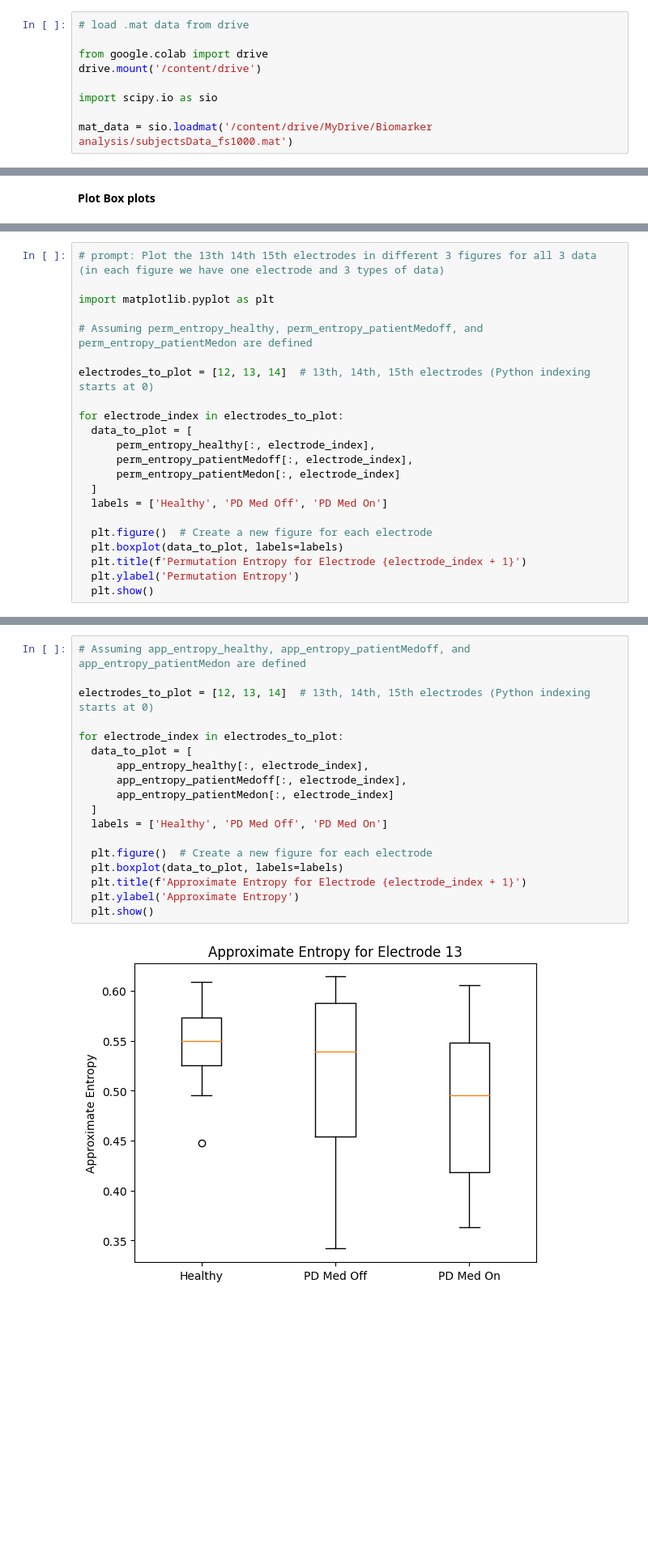
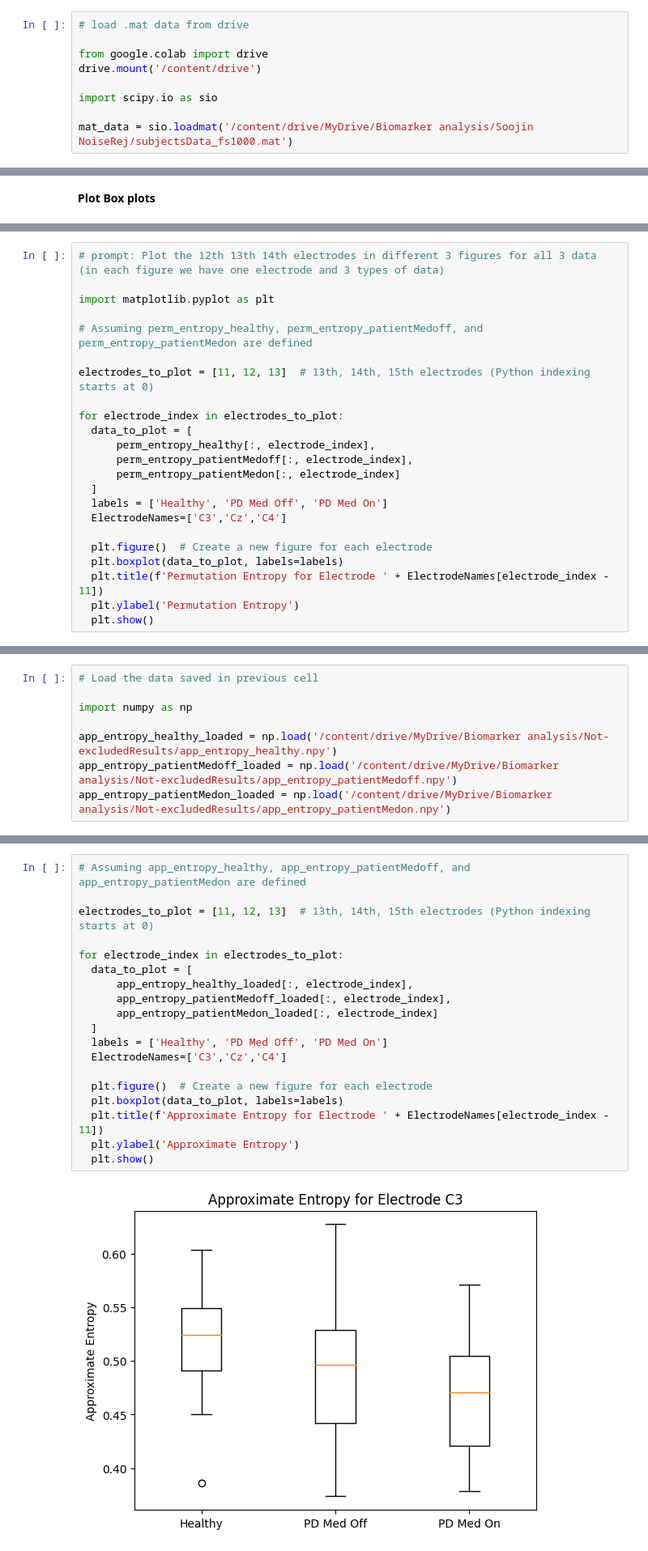
Before and after one commit to faramh/Biomarker-analysis-for-Parkinson-s-disease, a Jupyter notebook: Entropy_Analysis.ipynb, the cells around one changed output, grey strips where cells are left out. Shown at 81% size. Cells and saved outputs as stored; diff of their text form; blank space fills up the shorter version.

```diff
--- a/Entropy_Analysis.ipynb
+++ b/Entropy_Analysis.ipynb
@@ -744,7 +750,7 @@ drive.mount('/content/drive')
 
 import scipy.io as sio
 
-mat_data = sio.loadmat('/content/drive/MyDrive/Biomarker analysis/subjectsData_fs1000.mat')
+mat_data = sio.loadmat('/content/drive/MyDrive/Biomarker analysis/Soojin NoiseRej/subjectsData_fs1000.mat')
 # %% [output]
 Mounted at /content/drive
 # %%
@@ -912,13 +918,13 @@ plt.show()
 [figure]
 [figure]
 # %%
-# prompt: Plot the 13th 14th 15th electrodes in different 3 figures for all 3 data (in each figure we have one electrode and 3 types of data)
+# prompt: Plot the 12th 13th 14th electrodes in different 3 figures for all 3 data (in each figure we have one electrode and 3 types of data)
 
 import matplotlib.pyplot as plt
 
 # Assuming perm_entropy_healthy, perm_entropy_patientMedoff, and perm_entropy_patientMedon are defined
 
-electrodes_to_plot = [12, 13, 14]  # 13th, 14th, 15th electrodes (Python indexing starts at 0)
+electrodes_to_plot = [11, 12, 13]  # 13th, 14th, 15th electrodes (Python indexing starts at 0)
 
 for electrode_index in electrodes_to_plot:
   data_to_plot = [
@@ -927,10 +933,11 @@ for electrode_index in electrodes_to_plot:
       perm_entropy_patientMedon[:, electrode_index]
   ]
   labels = ['Healthy', 'PD Med Off', 'PD Med On']
+  ElectrodeNames=['C3','Cz','C4']
 
   plt.figure()  # Create a new figure for each electrode
   plt.boxplot(data_to_plot, labels=labels)
-  plt.title(f'Permutation Entropy for Electrode {electrode_index + 1}')
+  plt.title(f'Permutation Entropy for Electrode ' + ElectrodeNames[electrode_index - 11])
   plt.ylabel('Permutation Entropy')
   plt.show()
 # %% [output]
@@ -982,3 +985,11 @@ print(np.mean(app_entropy_patientMedon))
+# %%
+# Load the data saved in previous cell
+
+import numpy as np
+
+app_entropy_healthy_loaded = np.load('/content/drive/MyDrive/Biomarker analysis/Not-excludedResults/app_entropy_healthy.npy')
+app_entropy_patientMedoff_loaded = np.load('/content/drive/MyDrive/Biomarker analysis/Not-excludedResults/app_entropy_patientMedoff.npy')
+app_entropy_patientMedon_loaded = np.load('/content/drive/MyDrive/Biomarker analysis/Not-excludedResults/app_entropy_patientMedon.npy')
 # %%
 # **Plot Box plots**
 #Print boxplots of all 3 measurements based on subjects and electrodes
@@ -1001,20 +1012,21 @@ plt.show()
 # %%
 # Assuming app_entropy_healthy, app_entropy_patientMedoff, and app_entropy_patientMedon are defined
 
-electrodes_to_plot = [12, 13, 14]  # 13th, 14th, 15th electrodes (Python indexing starts at 0)
+electrodes_to_plot = [11, 12, 13]  # 13th, 14th, 15th electrodes (Python indexing starts at 0)
 
 for electrode_index in electrodes_to_plot:
   data_to_plot = [
-      app_entropy_healthy[:, electrode_index],
-      app_entropy_patientMedoff[:, electrode_index],
-      app_entropy_patientMedon[:, electrode_index]
+      app_entropy_healthy_loaded[:, electrode_index],
+      app_entropy_patientMedoff_loaded[:, electrode_index],
+      app_entropy_patientMedon_loaded[:, electrode_index]
   ]
   labels = ['Healthy', 'PD Med Off', 'PD Med On']
+  ElectrodeNames=['C3','Cz','C4']
 
   plt.figure()  # Create a new figure for each electrode
   plt.boxplot(data_to_plot, labels=labels)
-  plt.title(f'Approximate Entropy for Electrode {electrode_index + 1}')
+  plt.title(f'Approximate Entropy for Electrode ' + ElectrodeNames[electrode_index - 11])
   plt.ylabel('Approximate Entropy')
   plt.show()
 # %% [output]
-[figure, old version]
+[figure, new version]
```
Also changed, not shown: parts of 62 cells of this notebook.
